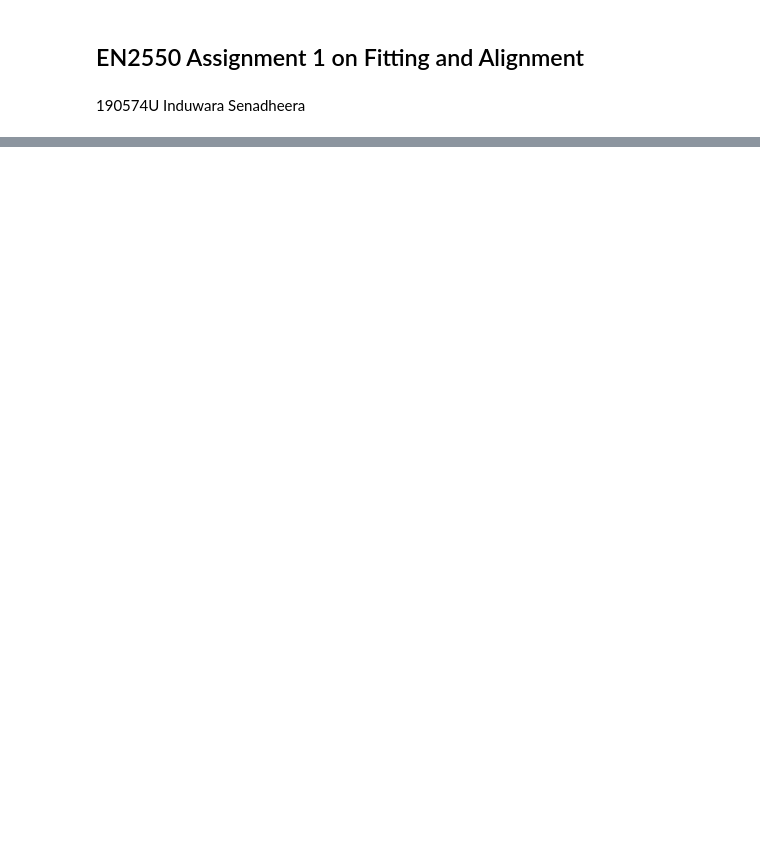
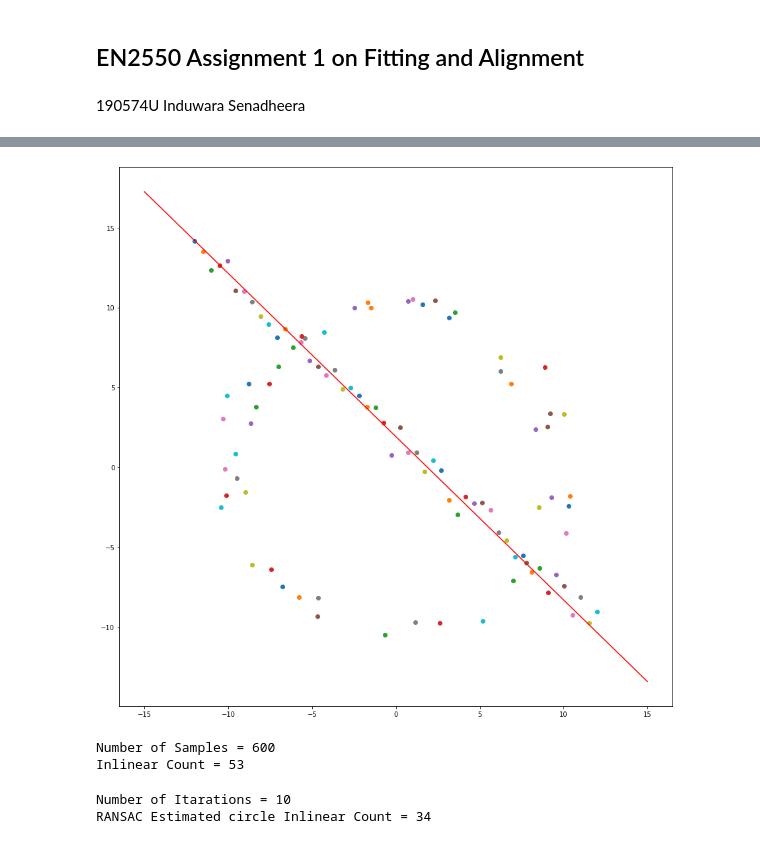
Before and after one commit to induwarasenadheera/EN2550---Fundamental-of-Image-Processing, a Jupyter notebook: assignment 2.ipynb, the cells around one changed output, grey strips where cells are left out. Saved outputs shown, nothing was run; the diff lists cells and outputs as text; code cells hidden in the pictures; blank space fills up the shorter version.

```diff
--- a/assignment 2.ipynb
+++ b/assignment 2.ipynb
@@ -155,0 +31,45 @@ if __name__ == '__main__':
+# %%
+def RANSAC_line(Data_set,s,t,e,p):
+    # s = No of points
+    # t = Distance for the point from the drawn line to become inlinear
+    # e = Outliar ratio
+    # p = Success probability
+    No_of_iterations=int(np.log(1-p)/np.log(1-(1-e)**s))*100
+
+    max_inlinear_count=0
+    best_fit_line_coefficient=[]
+
+    for sample in range(0,No_of_iterations+1):
+        point1,point2=random.randint(0,len(Data_set)-1),random.randint(0,len(Data_set)-1)
+        #Ya + Xb + C = 0
+        #Y(y1-y2)+X(x2-x1)+(x1*y2-y1*x2)=0
+        a = Data_set[point1][1]-Data_set[point2][1]
+        b = Data_set[point2][0]-Data_set[point1][0]
+        c = Data_set[point1][0]*Data_set[point2][1] - Data_set[point1][1]*Data_set[point2][0]
+
+        inlinear_count=0
+        for i in range(0,len(Data_set)):
+            distance=abs((a*Data_set[i][0] + b*Data_set[i][1]+c)/(np.sqrt(a**2+b**2)))
+            if distance<t:
+                inlinear_count+=1
+        if inlinear_count > max_inlinear_count:
+            max_inlinear_count = inlinear_count
+            best_fit_line_coefficient = [a,b,c]
+
+    plt.figure(figsize=(15,15))
+    for data_point in Data_set:
+        plt.scatter(data_point[0],data_point[1])
+    x_values=np.arange(-15,15+1)
+    y_values=-1*(x_values*best_fit_line_coefficient[0]+best_fit_line_coefficient[2])/best_fit_line_coefficient[1]
+
+    plt.plot(x_values,y_values,color="red")
+    plt.show()
+
+    print("Number of Samples =",No_of_iterations)
+    print("Inlinear Count =",max_inlinear_count)
+# %%
+RANSAC_line(X,2,1,0.3,0.99)
+# %% [output]
+[figure, added]
+Number of Samples = 600
+Inlinear Count = 53
@@ -155,0 +110,29 @@ if __name__ == '__main__':
+# %%
+s=3
+t=1
+e=0.3
+p=0.99
+No_of_iterations=int(np.log(1-p)/np.log(1-(1-e)**s))
+
+ransac_circle_coeff,ransac_sample,ransac_inlinear_count=RANSAC_circle(X,No_of_iterations,t)
+
+F,G,C=ransac_circle_coeff[0],ransac_circle_coeff[1],ransac_circle_coeff[2]
+R=np.sqrt(G**2+F**2-C)
+
+#Finding Inlenear and Outlinear of the RANSAC Estimated Circle
+In,Out=[],[]
+for point in X:
+    d=abs(np.sqrt((point[0]+G)**2+(point[1]+F)**2)-R)
+    if d<t:
+        In.append(point)
+    else:Out.append(point)
+
+Inlin = np.array(In).T
+Outlin = np.array(Out).T
+Samp = ransac_sample.T
+
+print("Number of Itarations =",No_of_iterations)
+print("RANSAC Estimated circle Inlinear Count =",ransac_inlinear_count)
+# %% [output]
+Number of Itarations = 10
+RANSAC Estimated circle Inlinear Count = 34
```
Also changed, not shown: parts of 6 cells of this notebook.
